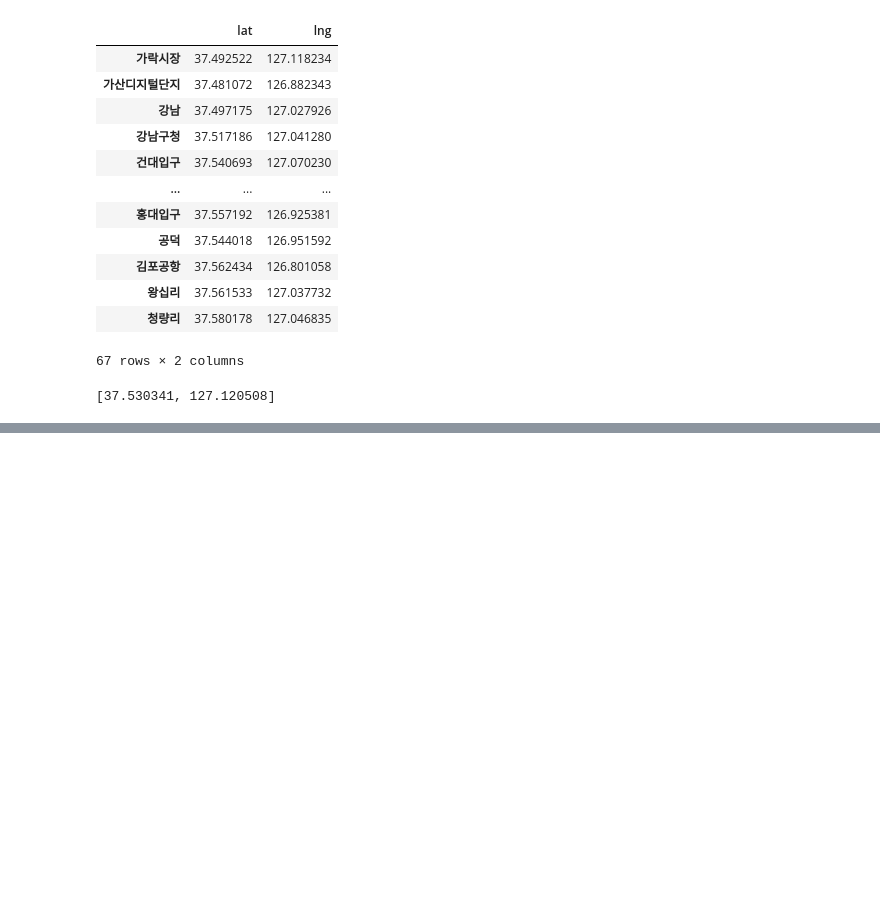
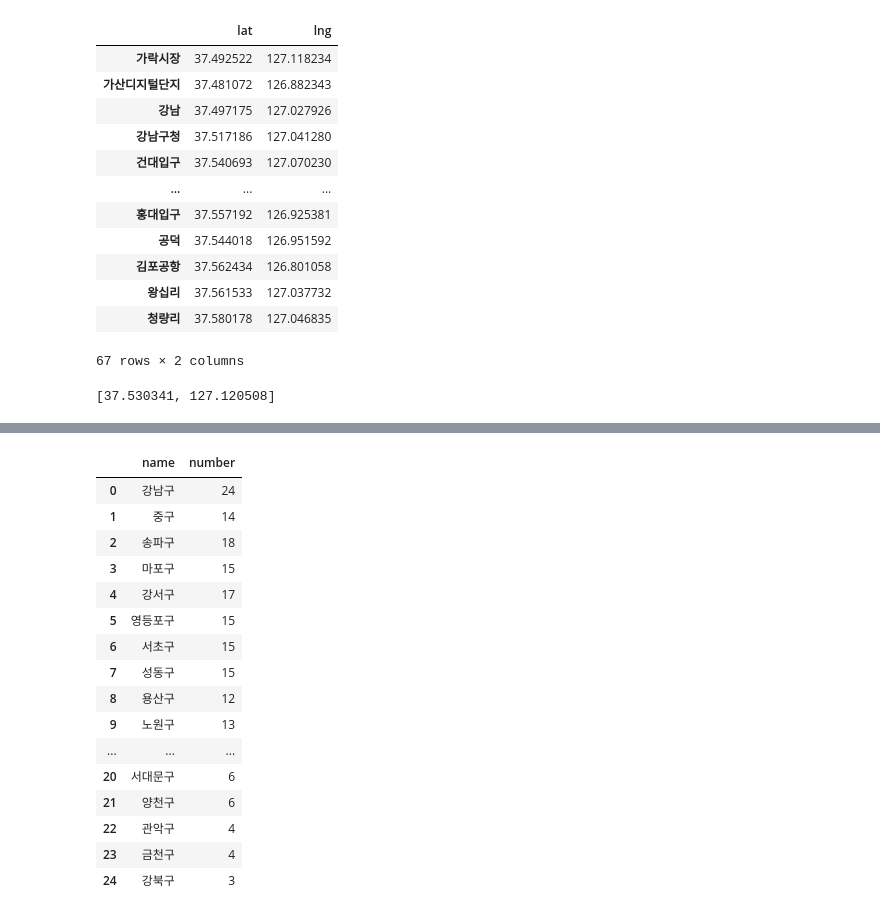
Before and after one commit to naelkim/study, a Jupyter notebook: Packages/visualization/folium/eda.ipynb, the cells around one changed output, grey strips where cells are left out. Drawn from its saved outputs; the diff is of its cells as text; code cells hidden in the pictures; blank space fills up the shorter version.

```diff
--- a/Packages/visualization/folium/eda.ipynb
+++ b/Packages/visualization/folium/eda.ipynb
@@ -447,0 +497,20 @@ m
+# %%
+gu_subway
+# %% [output]
+|  | name | number |
+| 0 | 강남구 | 24 |
+| 1 | 중구 | 14 |
+| 2 | 송파구 | 18 |
+| 3 | 마포구 | 15 |
+| 4 | 강서구 | 17 |
+| 5 | 영등포구 | 15 |
+| 6 | 서초구 | 15 |
+| 7 | 성동구 | 15 |
+| 8 | 용산구 | 12 |
+| 9 | 노원구 | 13 |
+| ... | ... | ... |
+| 20 | 서대문구 | 6 |
+| 21 | 양천구 | 6 |
+| 22 | 관악구 | 4 |
+| 23 | 금천구 | 4 |
+| 24 | 강북구 | 3 |
```
Also changed, not shown: parts of 13 cells of this notebook.
